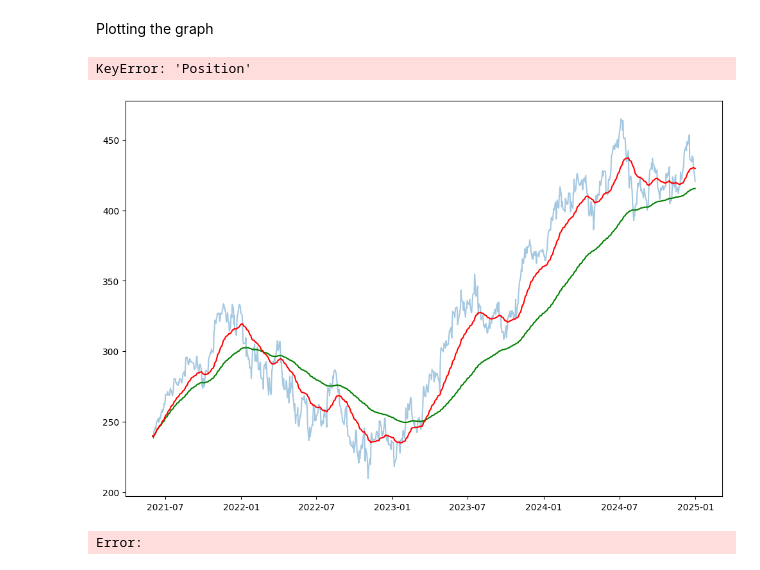
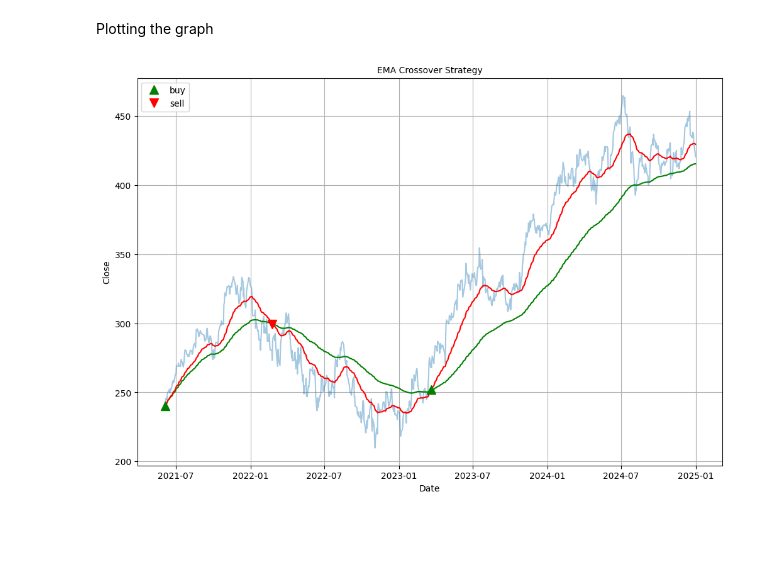
Before and after one commit to ShravaniAWanjari/moving-averages-crossover-strategy, a Jupyter notebook: EMA.ipynb, the cells around one changed output. Saved outputs shown, nothing was run; the diff lists cells and outputs as text; code cells hidden in the pictures; blank space fills up the shorter version.

```diff
--- a/EMA.ipynb
+++ b/EMA.ipynb
@@ -92,0 +104,7 @@ array([nan,  0.,  1., -1.])
+# %%
+data['Signal_SMA'] = 0
+data['Signal_SMA'] = np.where(data['SMA50'] > data['SMA200'], 1, 0)
+
+data['Position_SMA'] = data['Signal_SMA'].diff()
+
+data
@@ -92,0 +127,4 @@ array([nan,  0.,  1., -1.])
+# %%
+data.index = pd.to_datetime(data.index)
+data_filtered = data[data.index > '2022-03-14']
+data_filtered
@@ -134,27 +213,25 @@ Plotting the graph
 # %%
 plt.figure(figsize=(12,8))
 
 plt.plot(data['Close'], alpha=0.4)
 plt.plot(data['EMA200'],color='g')
 plt.plot(data['EMA50'], color='r')
 
 
 
 plt.plot(data[data['Position_EMA'] == 1].index,
          data['EMA50'][data['Position_EMA'] == 1],
          '^', markersize = 10, color = 'g', alpha = 1, label = 'buy')
 
 
 plt.plot(data[data['Position_EMA'] == -1].index,
-         data['EMA50'][data['Position'] == -1],
+         data['EMA50'][data['Position_EMA'] == -1],
          'v', markersize = 10, color = 'r', alpha = 1, label = 'sell')
 plt.ylabel('Close', fontsize = 10 )
 plt.xlabel('Date', fontsize = 10 )
 plt.title('EMA Crossover Strategy', fontsize = 10)
 plt.legend()
 plt.grid()
 plt.show()
 # %% [output]
-KeyError: 'Position'
-[figure, old version]
+[figure, new version]
-Error:
```
Also changed, not shown: parts of 9 cells of this notebook.
